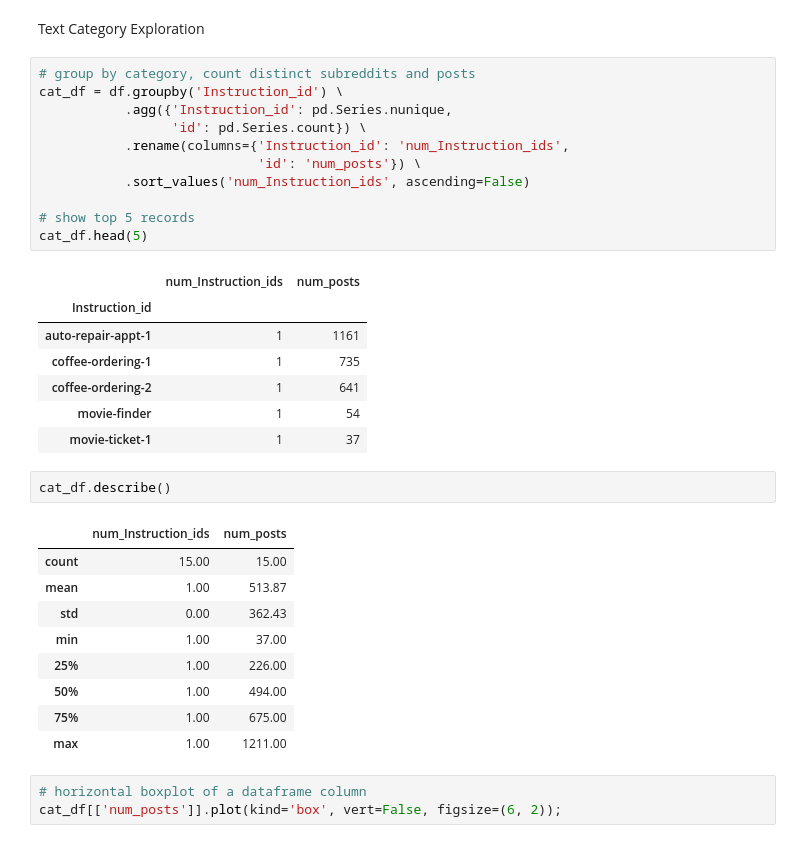
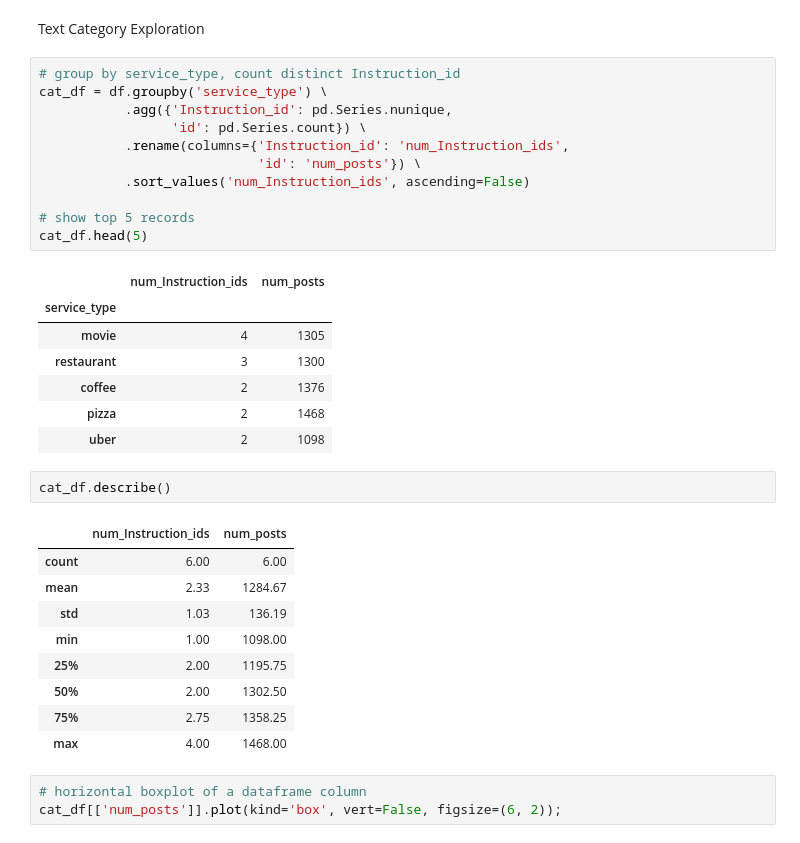
Before and after one commit to CSML1010-3-2020/NLPCourseProject, a Jupyter notebook: CSML1010_Group3_Course_Project_Data_Exploration.ipynb, the cells around one changed output. Saved outputs shown, nothing was run; the diff lists cells and outputs as text.

```diff
--- a/CSML1010_Group3_Course_Project_Data_Exploration.ipynb
+++ b/CSML1010_Group3_Course_Project_Data_Exploration.ipynb
@@ -145,36 +149,36 @@ df.describe().transpose()
 # %% [markdown]
 Text Category Exploration
 # %%
-# group by category, count distinct subreddits and posts
-cat_df = df.groupby('Instruction_id') \
+# group by service_type, count distinct Instruction_id
+cat_df = df.groupby('service_type') \
            .agg({'Instruction_id': pd.Series.nunique,
                  'id': pd.Series.count}) \
            .rename(columns={'Instruction_id': 'num_Instruction_ids',
                             'id': 'num_posts'}) \
            .sort_values('num_Instruction_ids', ascending=False)
 
 # show top 5 records
 cat_df.head(5)
 # %% [output]
 |  | num_Instruction_ids | num_posts |
-| Instruction_id |  |  |
-| auto-repair-appt-1 | 1 | 1161 |
-| coffee-ordering-1 | 1 | 735 |
-| coffee-ordering-2 | 1 | 641 |
-| movie-finder | 1 | 54 |
-| movie-ticket-1 | 1 | 37 |
+| service_type |  |  |
+| movie | 4 | 1305 |
+| restaurant | 3 | 1300 |
+| coffee | 2 | 1376 |
+| pizza | 2 | 1468 |
+| uber | 2 | 1098 |
 # %%
 cat_df.describe()
 # %% [output]
 |  | num_Instruction_ids | num_posts |
-| count | 15.00 | 15.00 |
-| mean | 1.00 | 513.87 |
-| std | 0.00 | 362.43 |
-| min | 1.00 | 37.00 |
-| 25% | 1.00 | 226.00 |
-| 50% | 1.00 | 494.00 |
-| 75% | 1.00 | 675.00 |
-| max | 1.00 | 1211.00 |
+| count | 6.00 | 6.00 |
+| mean | 2.33 | 1284.67 |
+| std | 1.03 | 136.19 |
+| min | 1.00 | 1098.00 |
+| 25% | 2.00 | 1195.75 |
+| 50% | 2.00 | 1302.50 |
+| 75% | 2.75 | 1358.25 |
+| max | 4.00 | 1468.00 |
 # %%
 # horizontal boxplot of a dataframe column
 cat_df[['num_posts']].plot(kind='box', vert=False, figsize=(6, 2));
```
Also changed, not shown: parts of 16 cells of this notebook, 3 other files.
